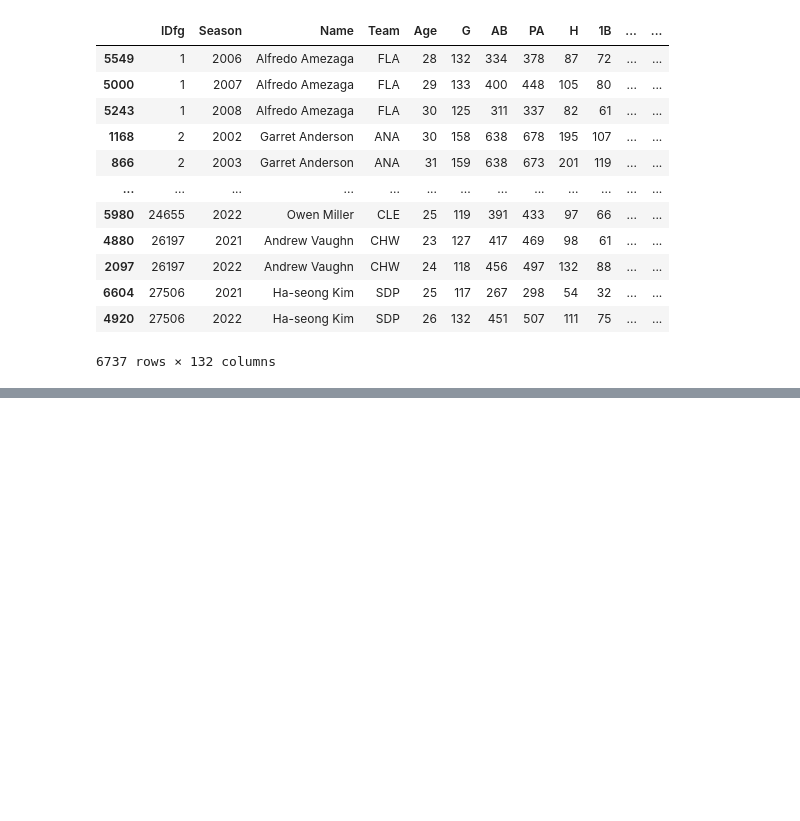
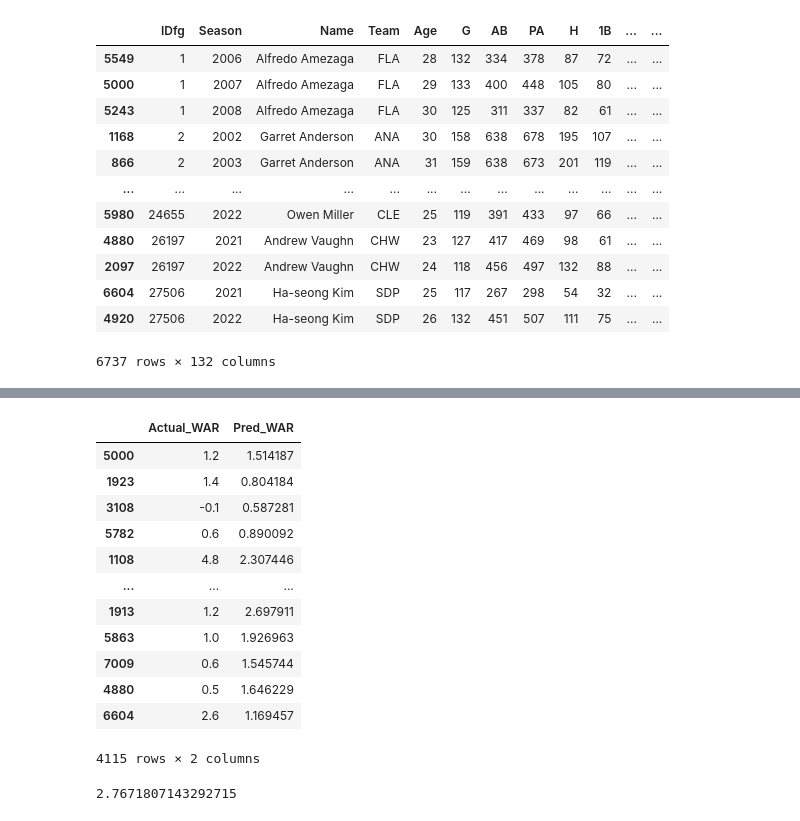
Before and after one commit to TaoTokikawa/MLBPlayerWARPredictor, a Jupyter notebook: notebook.ipynb, the cells around one changed output, grey strips where cells are left out. Drawn from its saved outputs; the diff is of its cells as text; code cells hidden in the pictures; blank space fills up the shorter version.

```diff
--- a/notebook.ipynb
+++ b/notebook.ipynb
@@ -91,0 +113,45 @@ batting_2002_2022_200pa[selected_columns] = scaler.fit_transform(batting_2002_20
+# %%
+def backtest(data, model, predictors, start = 5, step = 1):
+    all_predictions = []
+
+    years = sorted(data["Season"].unique())
+
+    for i in range(start, len(years), step):
+        curr_year = years[i]
+
+        training_set = data[data["Season"] < curr_year]
+        testing_set = data[data["Season"] == curr_year]
+
+        model.fit(training_set[predictors], training_set["Next_WAR"])
+
+        preds = model.predict(testing_set[predictors])
+        preds = pd.Series(preds, index = testing_set.index)
+
+        combined = pd.concat([testing_set["Next_WAR"], preds], axis = 1)
+        combined.columns = ["Actual_WAR", "Pred_WAR"]
+        all_predictions.append(combined)
+    return pd.concat(all_predictions)
+# %%
+predictions = backtest(batting_2002_2022_200pa, rr, predictors)
+# %%
+predictions
+# %% [output]
+|  | Actual_WAR | Pred_WAR |
+| 5000 | 1.2 | 1.514187 |
+| 1923 | 1.4 | 0.804184 |
+| 3108 | -0.1 | 0.587281 |
+| 5782 | 0.6 | 0.890092 |
+| 1108 | 4.8 | 2.307446 |
+| ... | ... | ... |
+| 1913 | 1.2 | 2.697911 |
+| 5863 | 1.0 | 1.926963 |
+| 7009 | 0.6 | 1.545744 |
+| 4880 | 0.5 | 1.646229 |
+| 6604 | 2.6 | 1.169457 |
+4115 rows × 2 columns
+# %%
+from sklearn.metrics import mean_squared_error
+
+mean_squared_error(predictions["Actual_WAR"], predictions["Pred_WAR"])
+# %% [output]
+2.7671807143292715
```
Also changed, not shown: parts of 11 cells of this notebook.
